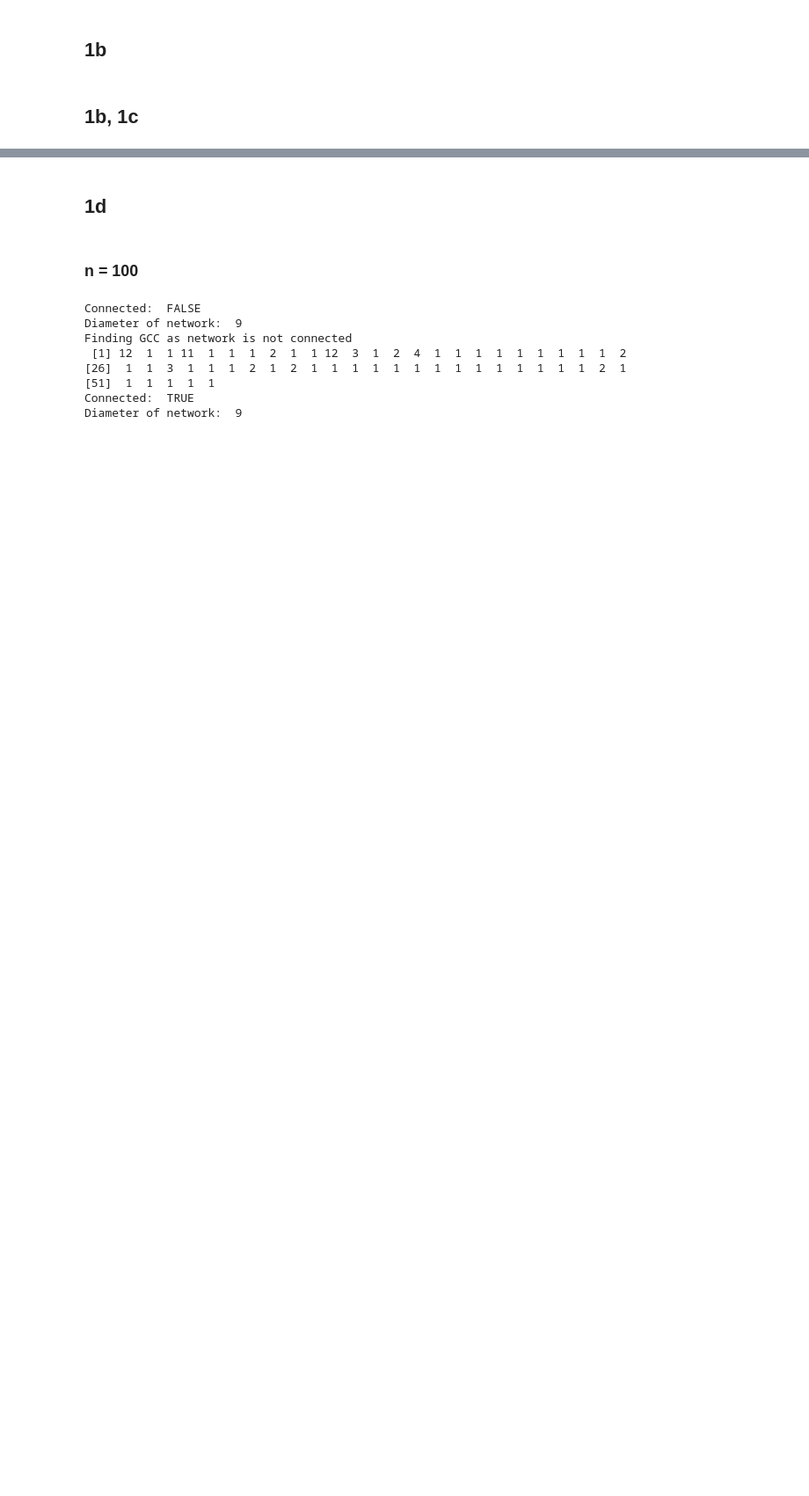
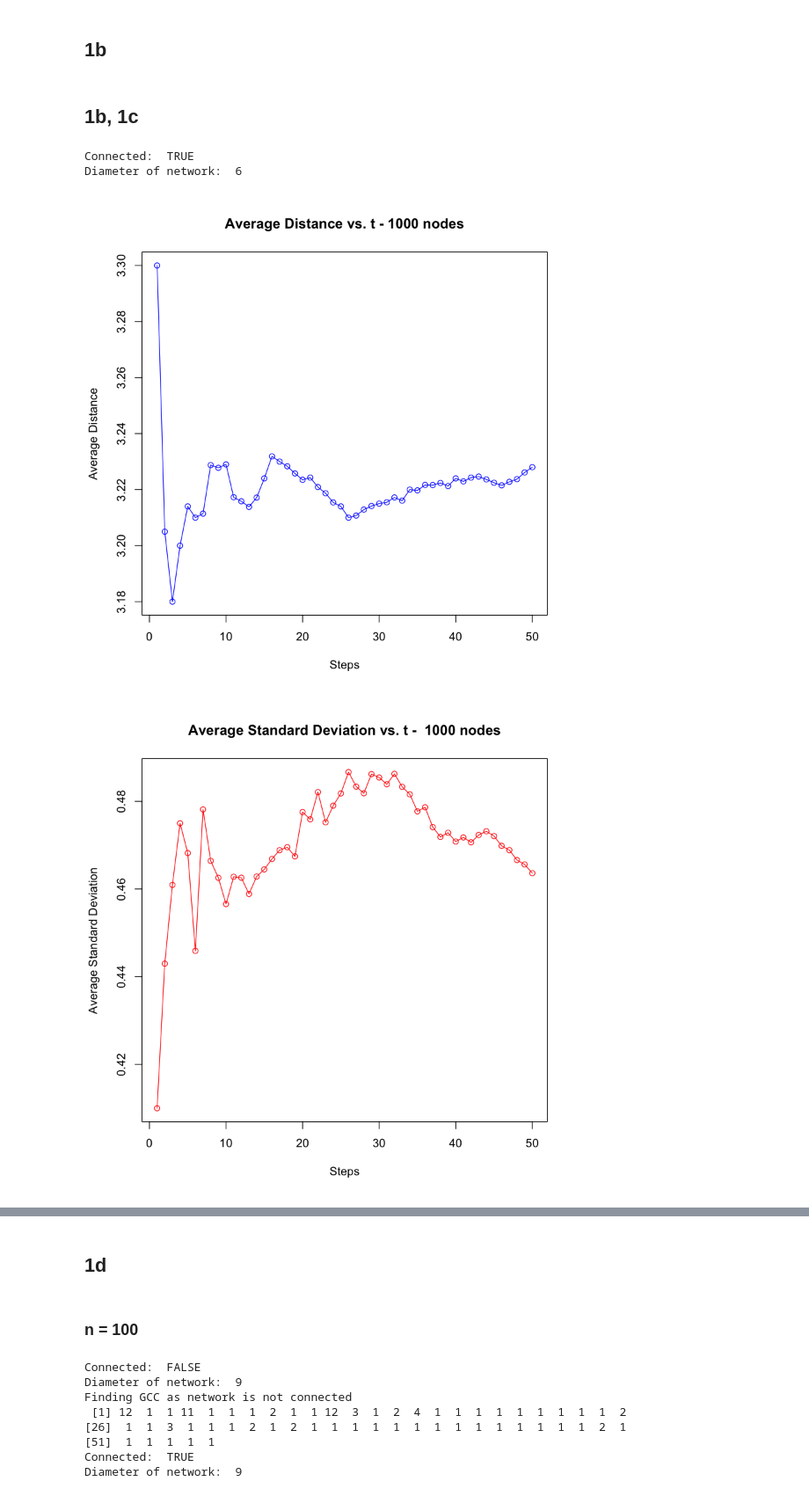
Before and after one commit to maithilibhide/ECE232, a Jupyter notebook: Project1/Random_Walks_1.ipynb, the cells around one changed output, grey strips where cells are left out. Shown at 88% size. Drawn from its saved outputs; the diff is of its cells as text; code cells hidden in the pictures; blank space fills up the shorter version.

```diff
--- a/Project1/Random_Walks_1.ipynb
+++ b/Project1/Random_Walks_1.ipynb
@@ -114,4 +114,9 @@ random_walk_function = function(n, p, num_steps, time_steps) {
 # %% [markdown]
 <h2>1b, 1c</h2>
 # %%
-random_walk_function(1000, 0.01, 1000, 50)
+random_walk_function(1000, 0.01, 100, 50)
+# %% [output]
+Connected:  TRUE
+Diameter of network:  6
+[figure, added]
+[figure, added]
```
Also changed, not shown: parts of 2 cells of this notebook, 1 other file.
